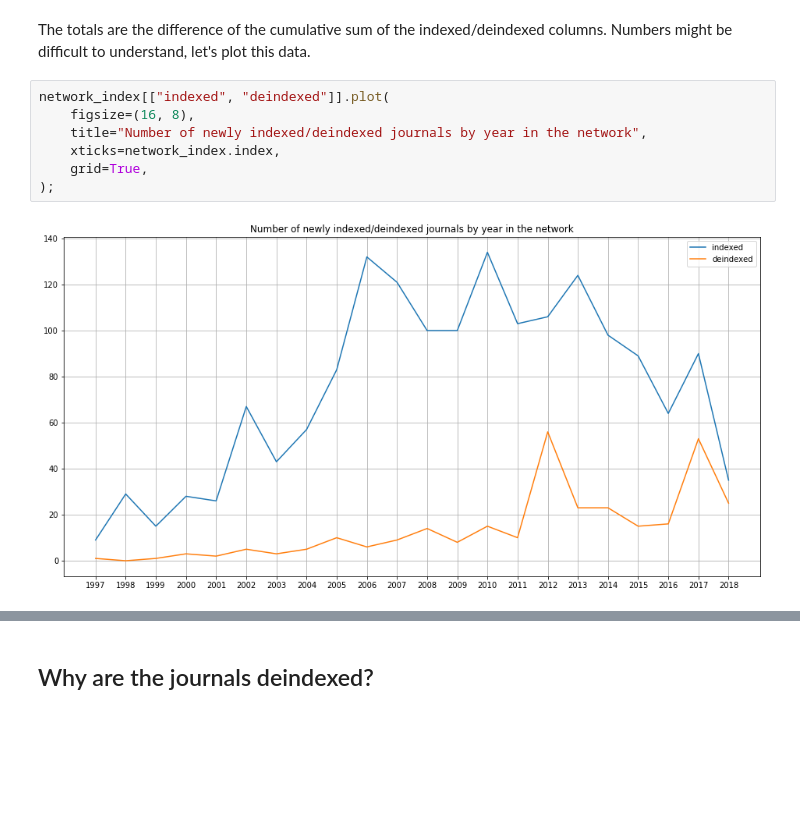
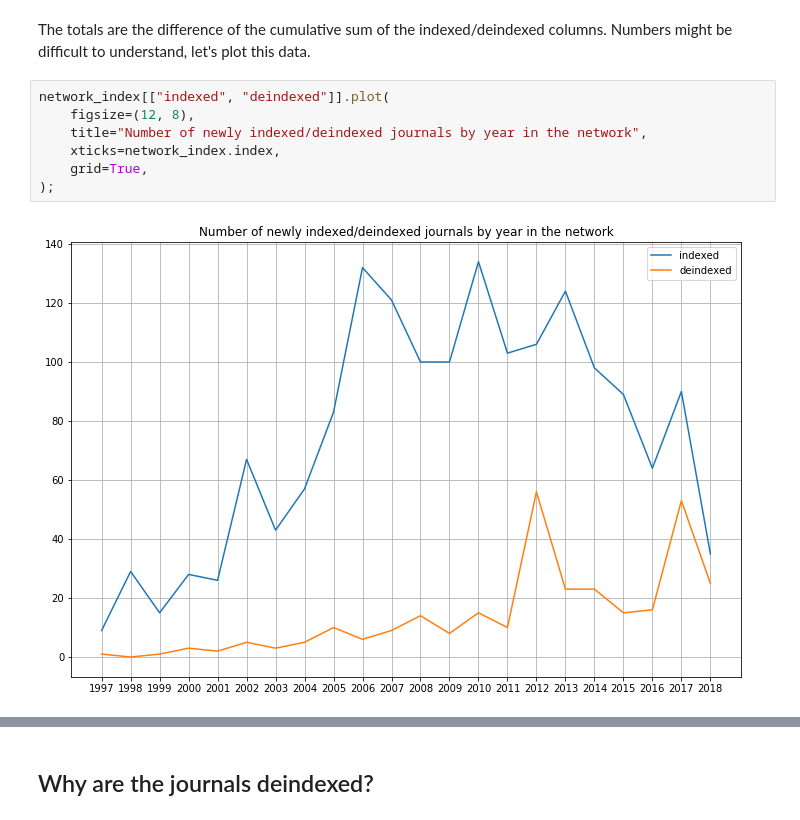
Before and after one commit to scieloorg/scielo20gt6, a Jupyter notebook: active_journals.ipynb, the cells around one changed output, grey strips where cells are left out. Saved outputs shown, nothing was run; the diff lists cells and outputs as text; blank space fills up the shorter version.

```diff
--- a/active_journals.ipynb
+++ b/active_journals.ipynb
@@ -351,12 +351,12 @@ Numbers might be difficult to understand,
 let's plot this data.
 # %%
 network_index[["indexed", "deindexed"]].plot(
-    figsize=(16, 8),
+    figsize=(12, 8),
     title="Number of newly indexed/deindexed journals by year in the network",
     xticks=network_index.index,
     grid=True,
 );
 # %% [output]
-[figure, old version]
+[figure, new version]
 # %%
 network_index["total"].plot(
```
Also changed, not shown: parts of 14 cells of this notebook, 8 other files.
